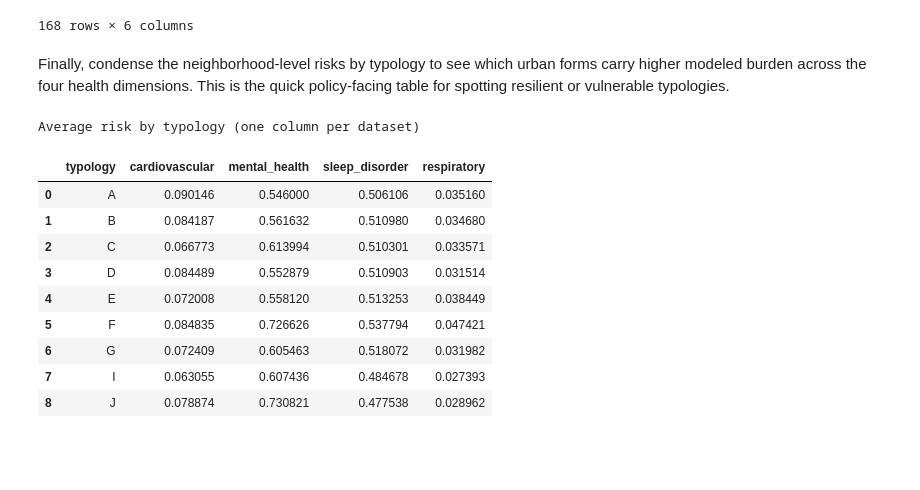
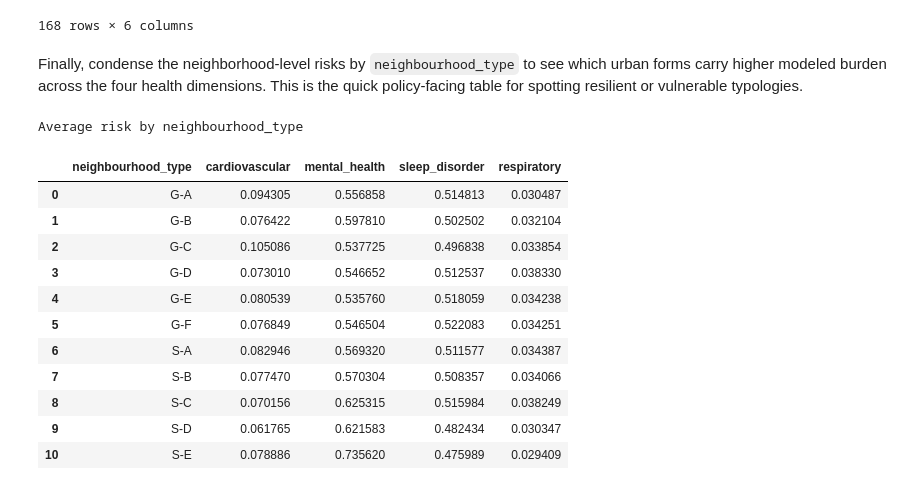
Before and after one commit to MauroPello/ENAC-ML4Science_LIPID, a Jupyter notebook: main.ipynb, the cells around one changed output. Drawn from its saved outputs; the diff is of its cells as text; code cells hidden in the pictures; blank space fills up the shorter version.

Commit message:
Re run with neighbourhood_type results grouping instead of typology

```diff
--- a/main.ipynb
+++ b/main.ipynb
@@ -1255,43 +1255,45 @@ RESPIRATORY risk table
 | 167 | 36 | >150k | tertiary | Older Adults (70+y) | F | 0.053853 |
 168 rows × 6 columns
 # %% [markdown]
-Finally, condense the neighborhood-level risks by typology to see which urban forms carry higher modeled burden across the four health dimensions. This is the quick policy-facing table for spotting resilient or vulnerable typologies.
+Finally, condense the neighborhood-level risks by `neighbourhood_type` to see which urban forms carry higher modeled burden across the four health dimensions. This is the quick policy-facing table for spotting resilient or vulnerable typologies.
 # %%
-# Average health risk per typology across all socio-demographic combinations (wide view)
+# Average health risk per neighbourhood_type across all socio-demographic combinations (wide view)
 
 rows = []
 for name, df_risk in health_risks.items():
     risk_col = f"risk_{name}"
     if risk_col not in df_risk.columns:
         print(f"Skipping {name}: column '{risk_col}' not found.")
         continue
     grouped = (
-        df_risk.groupby("typology")[risk_col]
+        df_risk.groupby("neighbourhood_type")[risk_col]
         .mean()
         .reset_index()
         .rename(columns={risk_col: name})
     )
     rows.append(grouped)
 
 if rows:
     combined = rows[0]
     for g in rows[1:]:
-        combined = combined.merge(g, on="typology", how="outer")
-    combined = combined.sort_values("typology")
-    print("Average risk by typology (one column per dataset)")
+        combined = combined.merge(g, on="neighbourhood_type", how="outer")
+    combined = combined.sort_values("neighbourhood_type")
+    print("Average risk by neighbourhood_type")
     display(combined)
 else:
     print("No risk data available to summarize.")
 # %% [output]
-Average risk by typology (one column per dataset)
+Average risk by neighbourhood_type
-|  | typology | cardiovascular | mental_health | sleep_disorder | respiratory |
-| 0 | A | 0.090146 | 0.546000 | 0.506106 | 0.035160 |
-| 1 | B | 0.084187 | 0.561632 | 0.510980 | 0.034680 |
-| 2 | C | 0.066773 | 0.613994 | 0.510301 | 0.033571 |
-| 3 | D | 0.084489 | 0.552879 | 0.510903 | 0.031514 |
-| 4 | E | 0.072008 | 0.558120 | 0.513253 | 0.038449 |
-| 5 | F | 0.084835 | 0.726626 | 0.537794 | 0.047421 |
-| 6 | G | 0.072409 | 0.605463 | 0.518072 | 0.031982 |
-| 7 | I | 0.063055 | 0.607436 | 0.484678 | 0.027393 |
-| 8 | J | 0.078874 | 0.730821 | 0.477538 | 0.028962 |
+|  | neighbourhood_type | cardiovascular | mental_health | sleep_disorder | respiratory |
+| 0 | G-A | 0.094305 | 0.556858 | 0.514813 | 0.030487 |
+| 1 | G-B | 0.076422 | 0.597810 | 0.502502 | 0.032104 |
+| 2 | G-C | 0.105086 | 0.537725 | 0.496838 | 0.033854 |
+| 3 | G-D | 0.073010 | 0.546652 | 0.512537 | 0.038330 |
+| 4 | G-E | 0.080539 | 0.535760 | 0.518059 | 0.034238 |
+| 5 | G-F | 0.076849 | 0.546504 | 0.522083 | 0.034251 |
+| 6 | S-A | 0.082946 | 0.569320 | 0.511577 | 0.034387 |
+| 7 | S-B | 0.077470 | 0.570304 | 0.508357 | 0.034066 |
+| 8 | S-C | 0.070156 | 0.625315 | 0.515984 | 0.038249 |
+| 9 | S-D | 0.061765 | 0.621583 | 0.482434 | 0.030347 |
+| 10 | S-E | 0.078886 | 0.735620 | 0.475989 | 0.029409 |
 # %%
```
Also changed, not shown: parts of 2 cells of this notebook.
